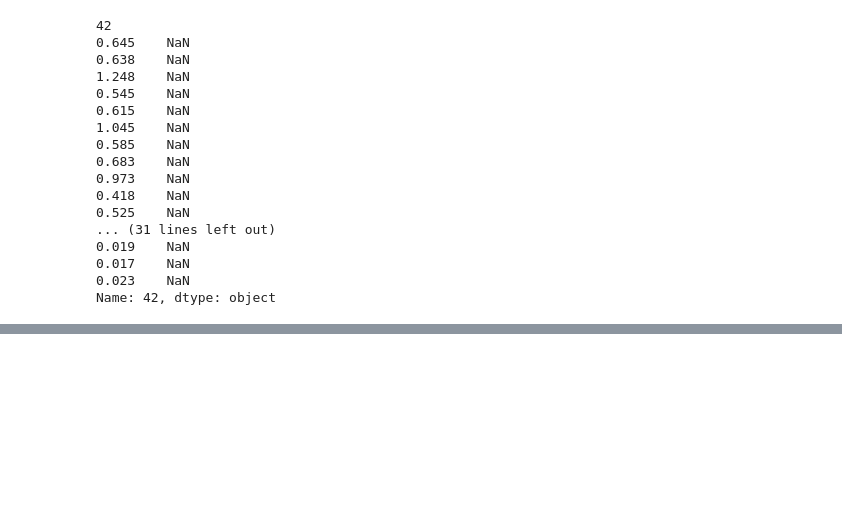
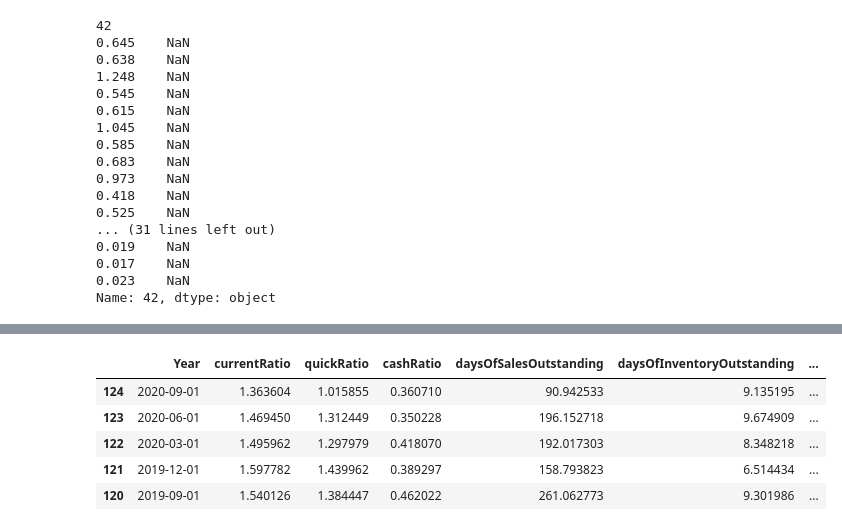
Before and after one commit to mmdebrahimi/Guided-Capstone, a Jupyter notebook: Fundamental_Analysis120-Quarterly-Latest.ipynb, the cells around one changed output, grey strips where cells are left out. Cells and saved outputs as stored; diff of their text form; code cells hidden in the pictures; blank space fills up the shorter version.

```diff
--- a/Fundamental_Analysis120-Quarterly-Latest.ipynb
+++ b/Fundamental_Analysis120-Quarterly-Latest.ipynb
@@ -1598,0 +1518,14 @@ dec_df['Capex as % of Sales'] = (dec_df['Capex Per Share'] * dec_df['Sales per S
+# %%
+key_fin_ratios.reset_index(inplace = True)
+# %%
+key_fin_ratios = key_fin_ratios.drop('index', axis = 1)
+key_fin_ratios = key_fin_ratios.sort_values(by= 'Year', ascending =False)
+# key_fin_ratios.reset_index(inplace = True)
+key_fin_ratios.head()
+# %% [output]
+|  | Year | currentRatio | quickRatio | cashRatio | daysOfSalesOutstanding | daysOfInventoryOutstanding | ... |
+| 124 | 2020-09-01 | 1.363604 | 1.015855 | 0.360710 | 90.942533 | 9.135195 | ... |
+| 123 | 2020-06-01 | 1.469450 | 1.312449 | 0.350228 | 196.152718 | 9.674909 | ... |
+| 122 | 2020-03-01 | 1.495962 | 1.297979 | 0.418070 | 192.017303 | 8.348218 | ... |
+| 121 | 2019-12-01 | 1.597782 | 1.439962 | 0.389297 | 158.793823 | 6.514434 | ... |
+| 120 | 2019-09-01 | 1.540126 | 1.384447 | 0.462022 | 261.062773 | 9.301986 | ... |
```
Also changed, not shown: parts of 29 cells of this notebook.
